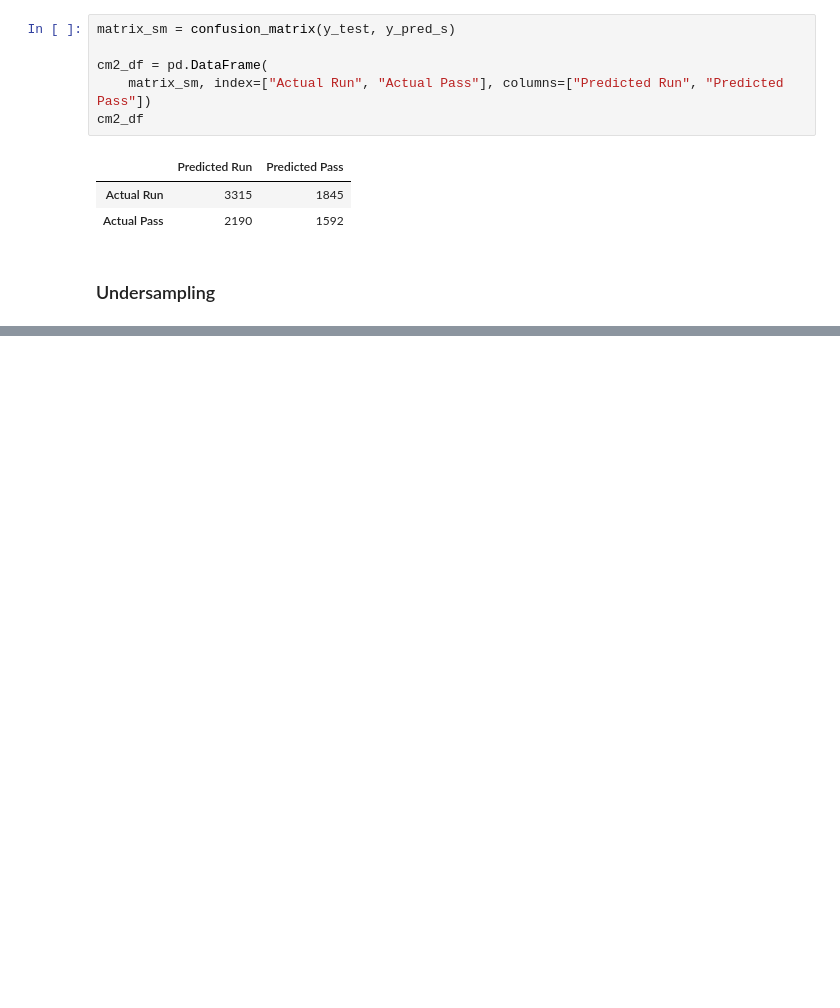
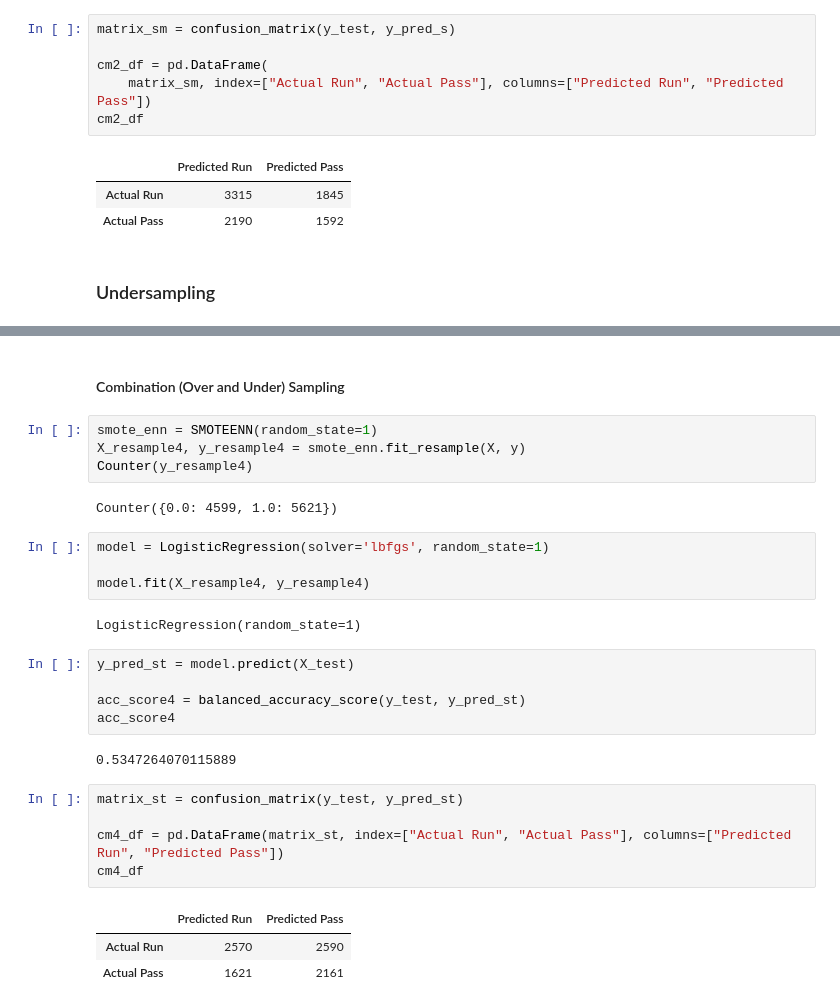
Before and after one commit to rudyk30/Football_Play_Decisions, a Jupyter notebook: MLMockUp.ipynb, the cells around one changed output, grey strips where cells are left out. Drawn from its saved outputs; the diff is of its cells as text; blank space fills up the shorter version.

Commit message:
Combination (Over and Under) Sampling

```diff
--- a/MLMockUp.ipynb
+++ b/MLMockUp.ipynb
@@ -249,0 +289,30 @@ cm2_df
+# %% [markdown]
+#### Combination (Over and Under) Sampling
+# %%
+smote_enn = SMOTEENN(random_state=1)
+X_resample4, y_resample4 = smote_enn.fit_resample(X, y)
+Counter(y_resample4)
+# %% [output]
+Counter({0.0: 4599, 1.0: 5621})
+# %%
+model = LogisticRegression(solver='lbfgs', random_state=1)
+
+model.fit(X_resample4, y_resample4)
+# %% [output]
+LogisticRegression(random_state=1)
+# %%
+y_pred_st = model.predict(X_test)
+
+acc_score4 = balanced_accuracy_score(y_test, y_pred_st)
+acc_score4
+# %% [output]
+0.5347264070115889
+# %%
+matrix_st = confusion_matrix(y_test, y_pred_st)
+
+cm4_df = pd.DataFrame(matrix_st, index=["Actual Run", "Actual Pass"], columns=["Predicted Run", "Predicted Pass"])
+cm4_df
+# %% [output]
+|  | Predicted Run | Predicted Pass |
+| Actual Run | 2570 | 2590 |
+| Actual Pass | 1621 | 2161 |
```
Also changed, not shown: parts of 7 cells of this notebook.
